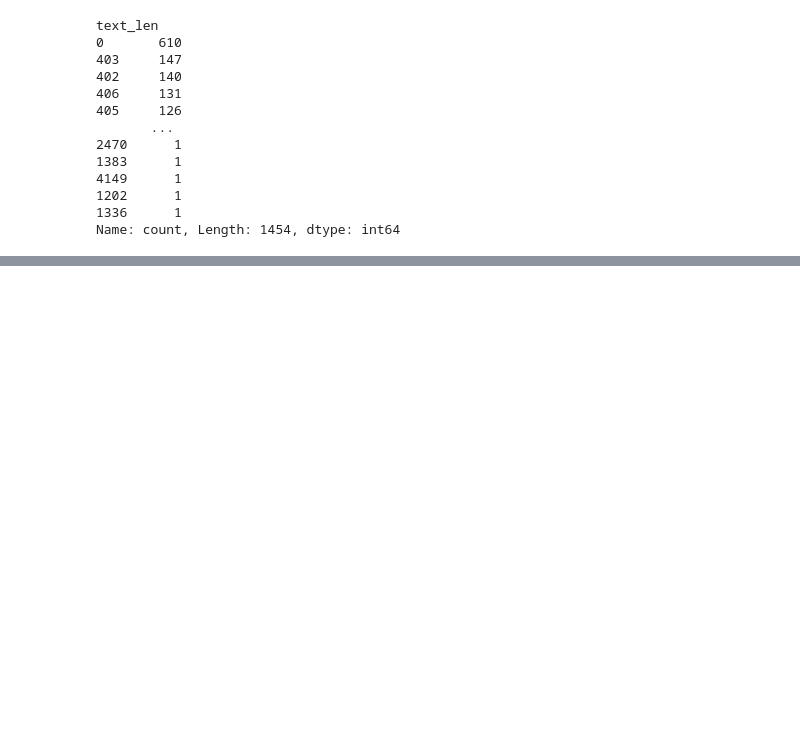
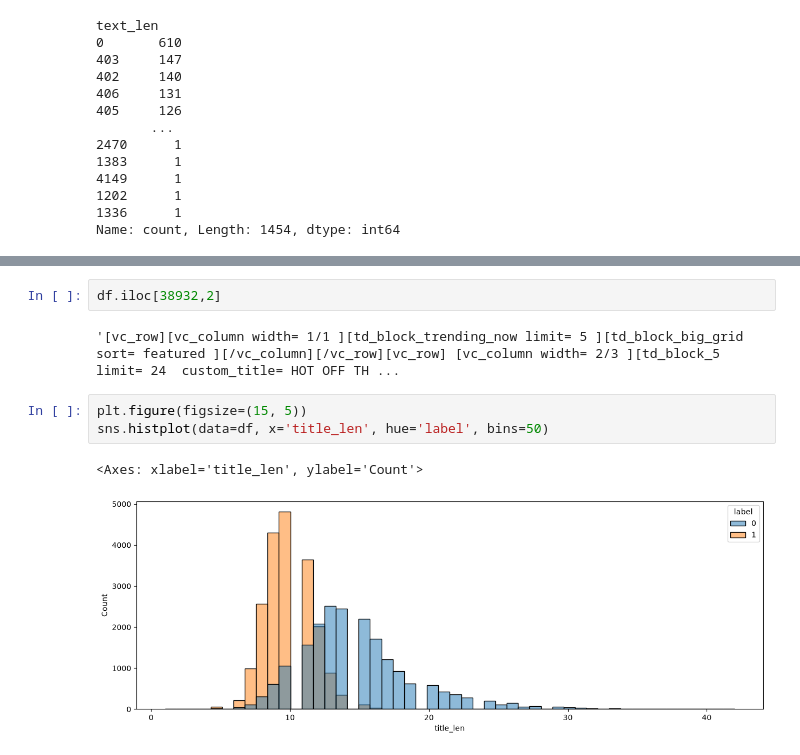
Before and after one commit to kritiAT/Project-2-Natural-Language-Processing, a Jupyter notebook: notebooks/EDA.ipynb, the cells around one changed output, grey strips where cells are left out. Drawn from its saved outputs; the diff is of its cells as text; blank space fills up the shorter version.

```diff
--- a/notebooks/EDA.ipynb
+++ b/notebooks/EDA.ipynb
@@ -329,0 +366,10 @@ df[df['text_len'] == 0]#['label'].value_counts()
+# %%
+df.iloc[38932,2]
+# %% [output]
+'[vc_row][vc_column width= 1/1 ][td_block_trending_now limit= 5 ][td_block_big_grid sort= featured ][/vc_column][/vc_row][vc_row] [vc_column width= 2/3 ][td_block_5 limit= 24  custom_title= HOT OFF TH ...
+# %%
+plt.figure(figsize=(15, 5))
+sns.histplot(data=df, x='title_len', hue='label', bins=50)
+# %% [output]
+<Axes: xlabel='title_len', ylabel='Count'>
+[figure, added]
```
Also changed, not shown: parts of 7 cells of this notebook, 3 other files.
